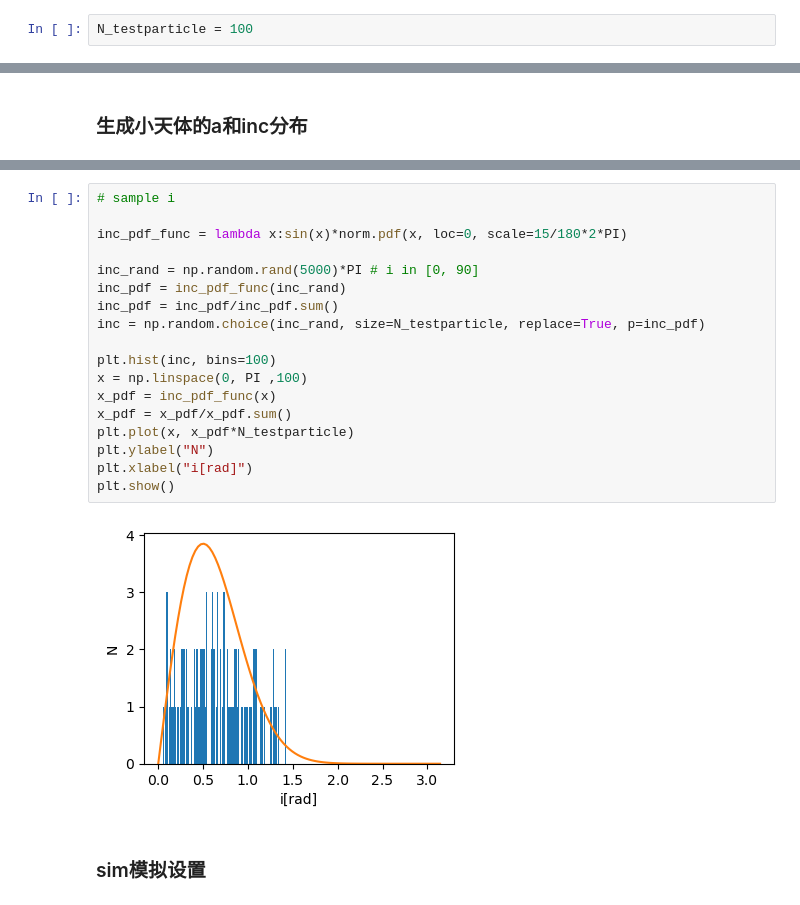
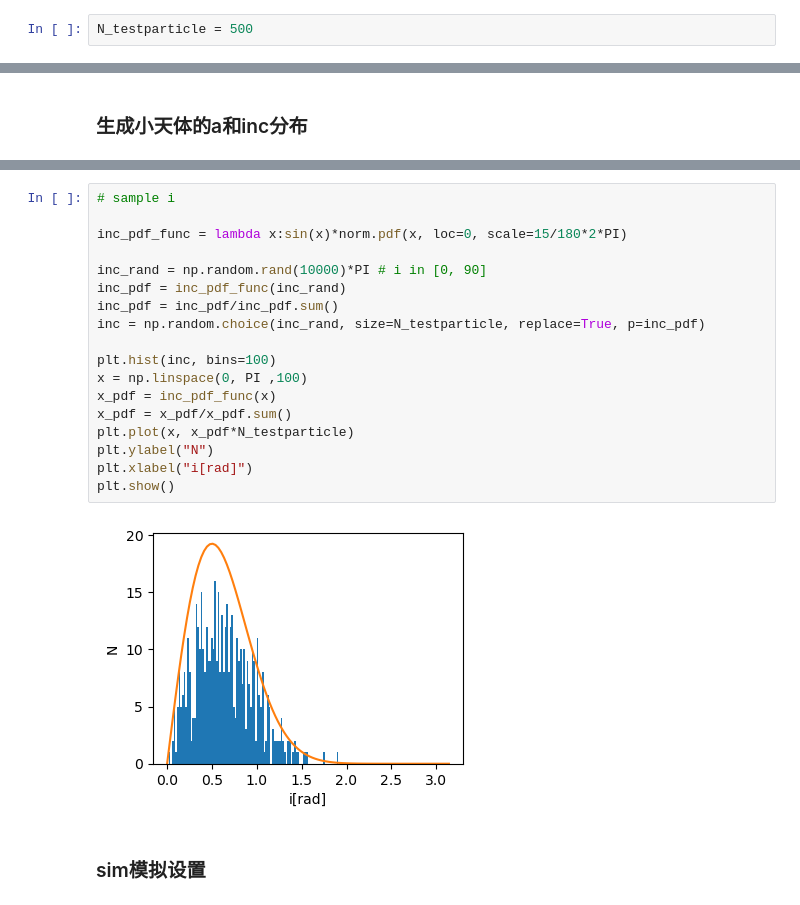
Before and after one commit to qingru-hu/Sedna, a Jupyter notebook: mine/flyby/flyby.ipynb, the cells around one changed output, grey strips where cells are left out. Drawn from its saved outputs; the diff is of its cells as text.

```diff
--- a/mine/flyby/flyby.ipynb
+++ b/mine/flyby/flyby.ipynb
@@ -11,7 +11,7 @@ from scipy.stats import norm
 
 plt.rcParams["figure.figsize"] = (4, 3)
 # %%
-N_testparticle = 100
+N_testparticle = 500
 # %% [markdown]
 - 怎么将小天体的轨道中心设置在太阳？在`sim.add`里面使用`primary=sim.particles['sun']`得到的结果不对劲。
 - 在确定flyby和黄道面的倾角之后，如何确定flyby近心点的位置？（不同的近心点位置甚至会有穿过黄道面1次和2次的区别）
@@ -40,23 +40,23 @@ plt.show()
 # %%
 # sample i
 
 inc_pdf_func = lambda x:sin(x)*norm.pdf(x, loc=0, scale=15/180*2*PI)
 
-inc_rand = np.random.rand(5000)*PI # i in [0, 90]
+inc_rand = np.random.rand(10000)*PI # i in [0, 90]
 inc_pdf = inc_pdf_func(inc_rand)
 inc_pdf = inc_pdf/inc_pdf.sum()
 inc = np.random.choice(inc_rand, size=N_testparticle, replace=True, p=inc_pdf)
 
 plt.hist(inc, bins=100)
 x = np.linspace(0, PI ,100)
 x_pdf = inc_pdf_func(x)
 x_pdf = x_pdf/x_pdf.sum()
 plt.plot(x, x_pdf*N_testparticle)
 plt.ylabel("N")
 plt.xlabel("i[rad]")
 plt.show()
 # %% [output]
-[figure, old version]
+[figure, new version]
 # %% [markdown]
 ### sim模拟设置
 # %%
```
Also changed, not shown: parts of 48 cells of this notebook, 2 other files.
